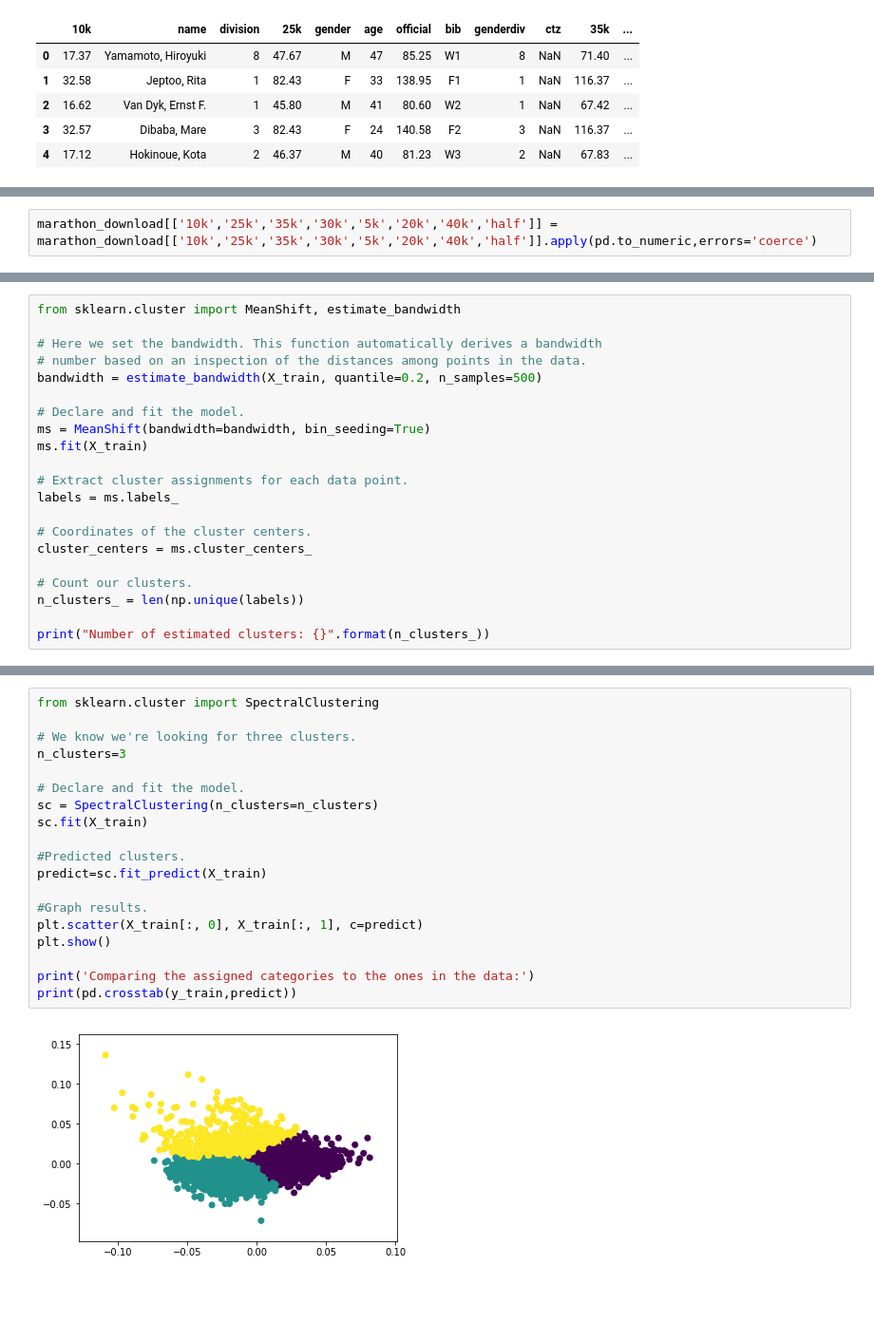
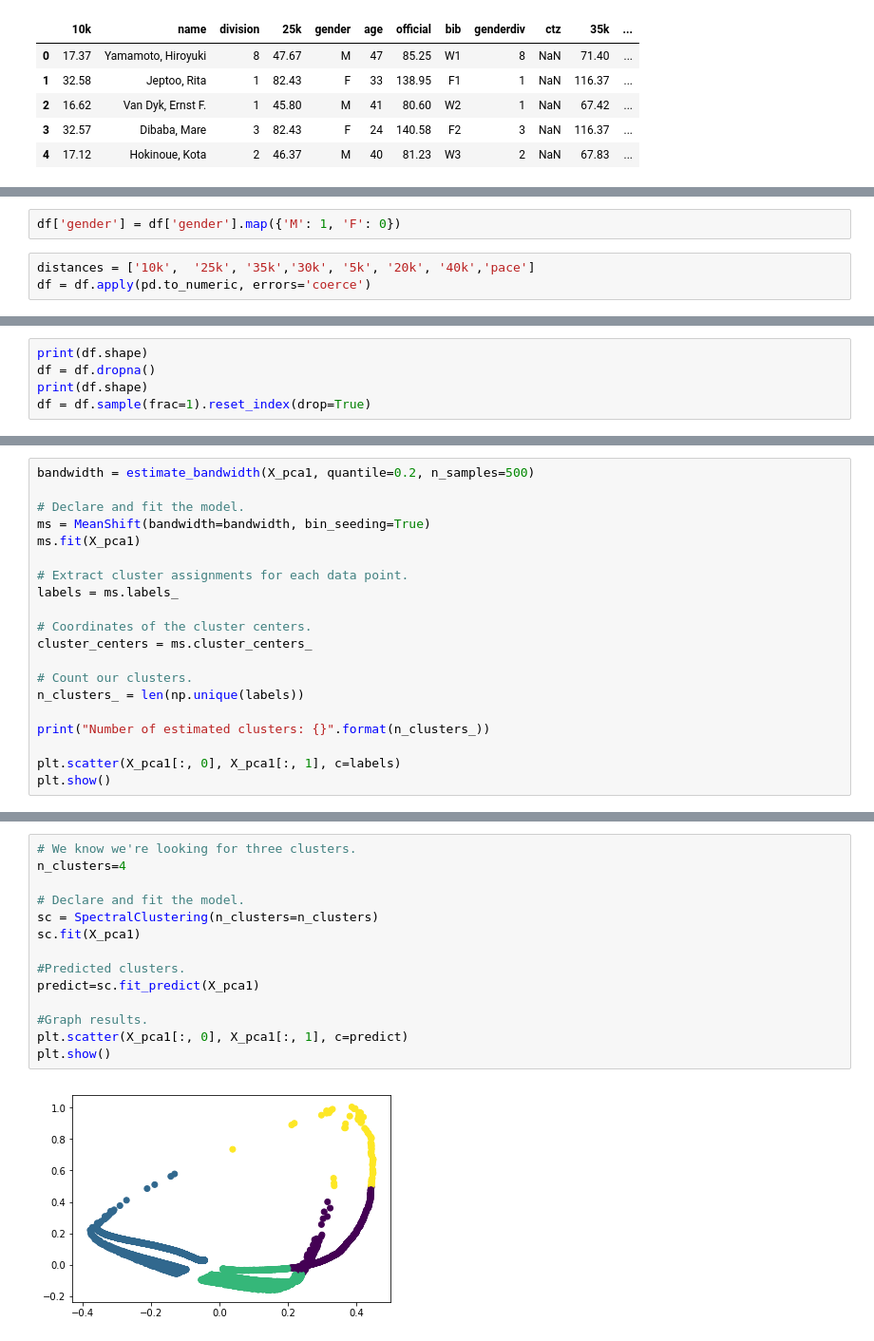
Before and after one commit to VincentG123/ThinkfulBootcamp, a Jupyter notebook: Marathon_Clustering.ipynb, the cells around one changed output, grey strips where cells are left out. Shown at 95% size. Saved outputs shown, nothing was run; the diff lists cells and outputs as text; blank space fills up the shorter version.

Commit message:
Adding Marathon Cluster Challenge, Iris PCA exploration, and Thinkful Jupyter Notebook Repo

```diff
--- a/Marathon_Clustering.ipynb
+++ b/Marathon_Clustering.ipynb
@@ -26,2 +40,5 @@ marathon_download.head()
+# %%
+df['gender'] = df['gender'].map({'M': 1, 'F': 0})
 # %%
-marathon_download[['10k','25k','35k','30k','5k','20k','40k','half']] = marathon_download[['10k','25k','35k','30k','5k','20k','40k','half']].apply(pd.to_numeric,errors='coerce')
+distances = ['10k',  '25k', '35k','30k', '5k', '20k', '40k','pace']
+df = df.apply(pd.to_numeric, errors='coerce')
@@ -178,0 +45,5 @@ X_train, X_test, y_train, y_test = train_test_split(
+# %%
+print(df.shape)
+df = df.dropna()
+print(df.shape)
+df = df.sample(frac=1).reset_index(drop=True)
@@ -179,13 +168,9 @@ X_train, X_test, y_train, y_test = train_test_split(
 # %%
-from sklearn.cluster import MeanShift, estimate_bandwidth
-
-# Here we set the bandwidth. This function automatically derives a bandwidth
-# number based on an inspection of the distances among points in the data.
-bandwidth = estimate_bandwidth(X_train, quantile=0.2, n_samples=500)
+bandwidth = estimate_bandwidth(X_pca1, quantile=0.2, n_samples=500)
 
 # Declare and fit the model.
 ms = MeanShift(bandwidth=bandwidth, bin_seeding=True)
-ms.fit(X_train)
+ms.fit(X_pca1)
 
 # Extract cluster assignments for each data point.
 labels = ms.labels_
@@ -197,4 +182,7 @@ cluster_centers = ms.cluster_centers_
 n_clusters_ = len(np.unique(labels))
 
 print("Number of estimated clusters: {}".format(n_clusters_))
+
+plt.scatter(X_pca1[:, 0], X_pca1[:, 1], c=labels)
+plt.show()
 # %% [output]
@@ -216,21 +191,16 @@ placement_range
 # %%
-from sklearn.cluster import SpectralClustering
-
 # We know we're looking for three clusters.
-n_clusters=3
+n_clusters=4
 
 # Declare and fit the model.
 sc = SpectralClustering(n_clusters=n_clusters)
-sc.fit(X_train)
+sc.fit(X_pca1)
 
 #Predicted clusters.
-predict=sc.fit_predict(X_train)
+predict=sc.fit_predict(X_pca1)
 
 #Graph results.
-plt.scatter(X_train[:, 0], X_train[:, 1], c=predict)
+plt.scatter(X_pca1[:, 0], X_pca1[:, 1], c=predict)
 plt.show()
-
-print('Comparing the assigned categories to the ones in the data:')
-print(pd.crosstab(y_train,predict))
 # %% [output]
-[figure, old version]
+[figure, new version]
```
Also changed, not shown: parts of 30 cells of this notebook, 1 other file.
